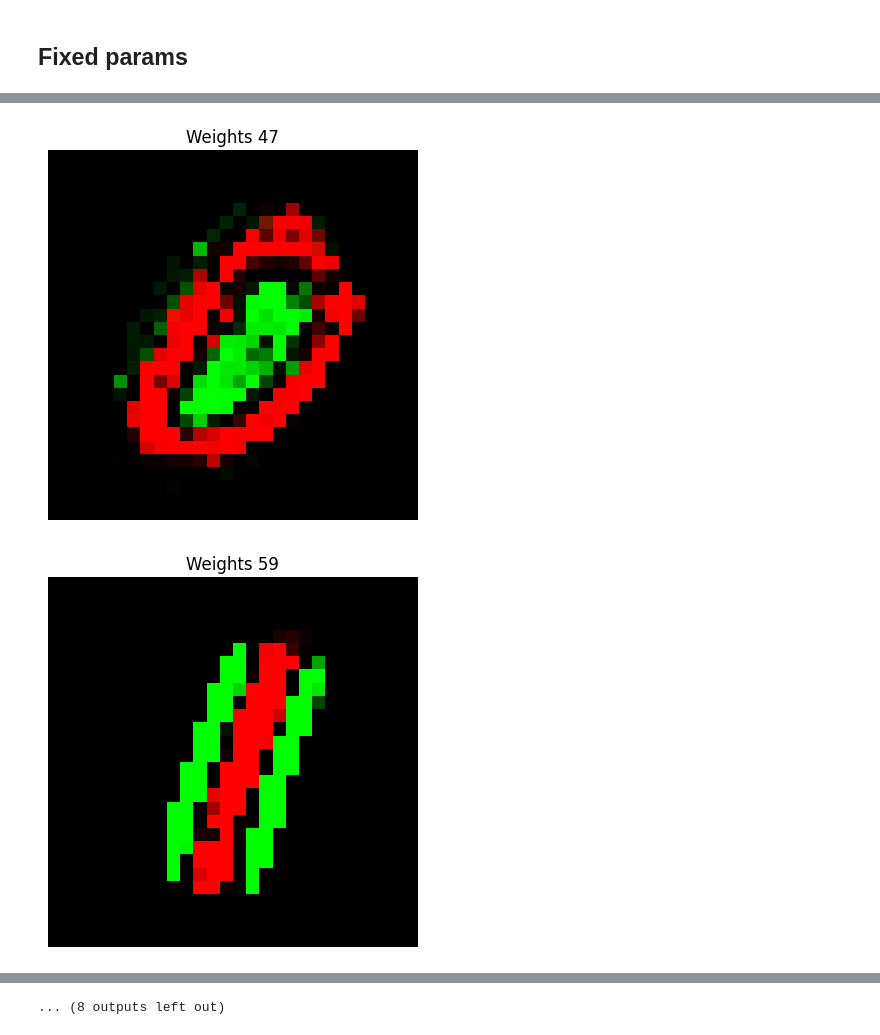
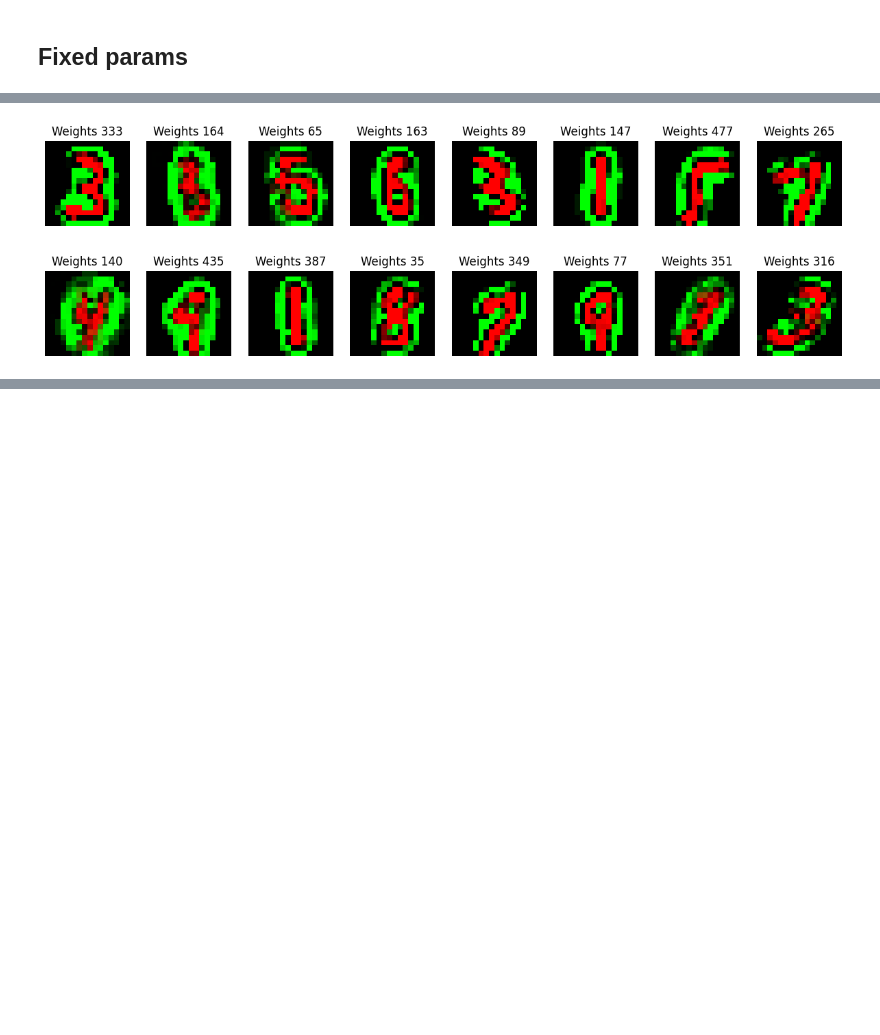
Before and after one commit to razvan404/dummy-snn, a Jupyter notebook: examples/optimize_hyperparams.ipynb, the cells around one changed output, grey strips where cells are left out. Saved outputs shown, nothing was run; the diff lists cells and outputs as text; code cells hidden in the pictures; blank space fills up the shorter version.

```diff
--- a/examples/optimize_hyperparams.ipynb
+++ b/examples/optimize_hyperparams.ipynb
@@ -17,8 +17,9 @@ from spiking.training import Monitor
 
 from visualization import SpikesVisualization
 # %%
-dataloader = MnistSpikesDataloader("../data/mnist-subset", 'train')
-test_dataloader = MnistSpikesDataloader("../data/mnist-subset", 'test')
+image_shape = (16, 16)
+dataloader = MnistSpikesDataloader("../data/mnist-subset", 'train', image_shape=image_shape)
+test_dataloader = MnistSpikesDataloader("../data/mnist-subset", 'test', image_shape=image_shape)
 max_x, max_y = dataloader.inputs[0].shape
 max_z = 2
 max_input_spikes = max_x * max_y * max_z
@@ -85,7 +86,7 @@ def dataloader_to_spike_times(model: IntegrateAndFireOptimizedLayer, arg_dataloa
         model.reset()
     return torch.tensor(X), torch.tensor(y)
 
-def eval_snn(model: IntegrateAndFireOptimizedLayer, *, visualize: bool = False):
+def eval_snn(model: IntegrateAndFireOptimizedLayer, *, visualize: bool = False, classifier = None, train: bool = True):
     evaluator = SpikingClassifierEvaluator(model, dataloader, test_dataloader, shape=(max_z, max_x, max_y))
     print(f"{evaluator.X_train.shape = }, {evaluator.y_train.shape = }")
     print(f"{evaluator.X_test.shape = }, {evaluator.y_test.shape = }")
@@ -93,21 +94,29 @@ def eval_snn(model: IntegrateAndFireOptimizedLayer, *, visualize: bool = False):
     if visualize:
         reducer = evaluator.plot_reduced_dataset("train")
         evaluator.plot_reduced_dataset("val", reducer=reducer)
-    evaluator.eval_classifier(train=True)
+    evaluator.eval_classifier(classifier=classifier, train=train)
 
-def visualize_weights(model, neurons_indices=None):
+def visualize_weights(model, neurons_indices=None, per_row: int = 4):
     if neurons_indices is None:
         neurons_indices = range(model.num_outputs)
 
-    for i in neurons_indices:
-        img = model.weights[i].reshape((max_z, max_x, max_y))
+    for idx, neuron_idx in enumerate(neurons_indices, start=1):
+        img = model.weights[neuron_idx].reshape((max_z, max_x, max_y))
         padding = torch.zeros((1, max_x, max_y), device=img.device)
         img = torch.cat([img, padding], dim=0)
         img = img.permute(1, 2, 0).detach().cpu().numpy()
 
-        plt.title(f"Weights {i}")
+        if idx % per_row == 1:
+            plt.figure(figsize=(15, 5))
+        plt.subplot(1, per_row, ((idx - 1) % per_row) + 1)
+        plt.title(f"Weights {neuron_idx}")
         plt.axis("off")
         plt.imshow(img)
+
+        if idx % per_row == 0:
+            plt.show()
+
+    if len(neurons_indices) % per_row != 0:
         plt.show()
 # %% [markdown]
 ## Fixed params
@@ -126,5 +135,5 @@ wta = WinnerTakesAll()
 min_threshold = 1.0
 target_threshold = 0.7
 
-threshold_initialization = NormalInitialization(min_threshold=min_threshold, std_dev=5.0)
+threshold_initialization = NormalInitialization(min_threshold=min_threshold, std_dev=adapt_lr0)
 # %% [markdown]
@@ -132,10 +141,13 @@ threshold_initialization = NormalInitialization(min_threshold=min_threshold, std
 # %%
-threshold_mean = 75.0
+threshold_mean = 25.0
 num_epochs = 30
-threshold_adaptation = CompetitiveFalezAdaptation(min_threshold=min_threshold, learning_rate=adapt_lr0, decay_factor=decay_lambda)
+num_outputs = 512
+threshold_adaptation = CompetitiveFalezAdaptation(
+    min_threshold=min_threshold, learning_rate=adapt_lr0, decay_factor=decay_lambda
+)
 model_test = IntegrateAndFireOptimizedLayer(
     num_inputs=max_input_spikes,
-    num_outputs=100,
+    num_outputs=num_outputs,
     learning_mechanism=stdp,
     competition_mechanism=wta,
     threshold=threshold_mean,
@@ -175,5 +187,5 @@ F1 Score: 0.80
 # %%
-visualize_weights(model_test, monitor.most_active_neurons(20))
+visualize_weights(model_test, monitor.most_active_neurons(32), per_row=8)
 # %% [output]
-[figure, old version]
+[figure, new version]
-[figure, old version]
+[figure, new version]
@@ -190,3 +194,2 @@ visualize_weights(model_test, monitor.most_active_neurons(20))
-... (8 outputs left out)
 # %%
 plt.hist(model_test.thresholds.numpy(), bins=50)
```
Also changed, not shown: parts of 7 cells of this notebook, 13 other files.
